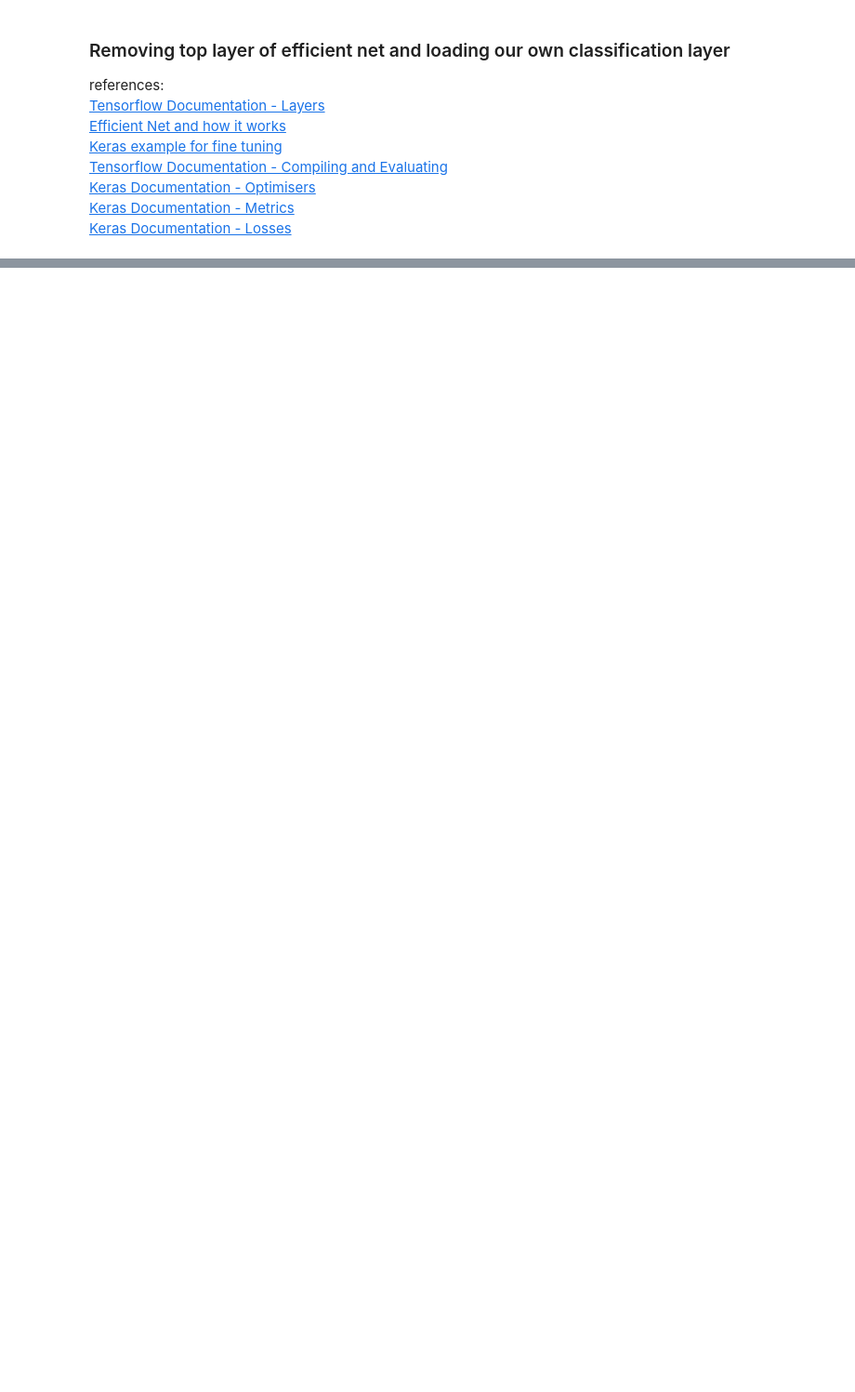
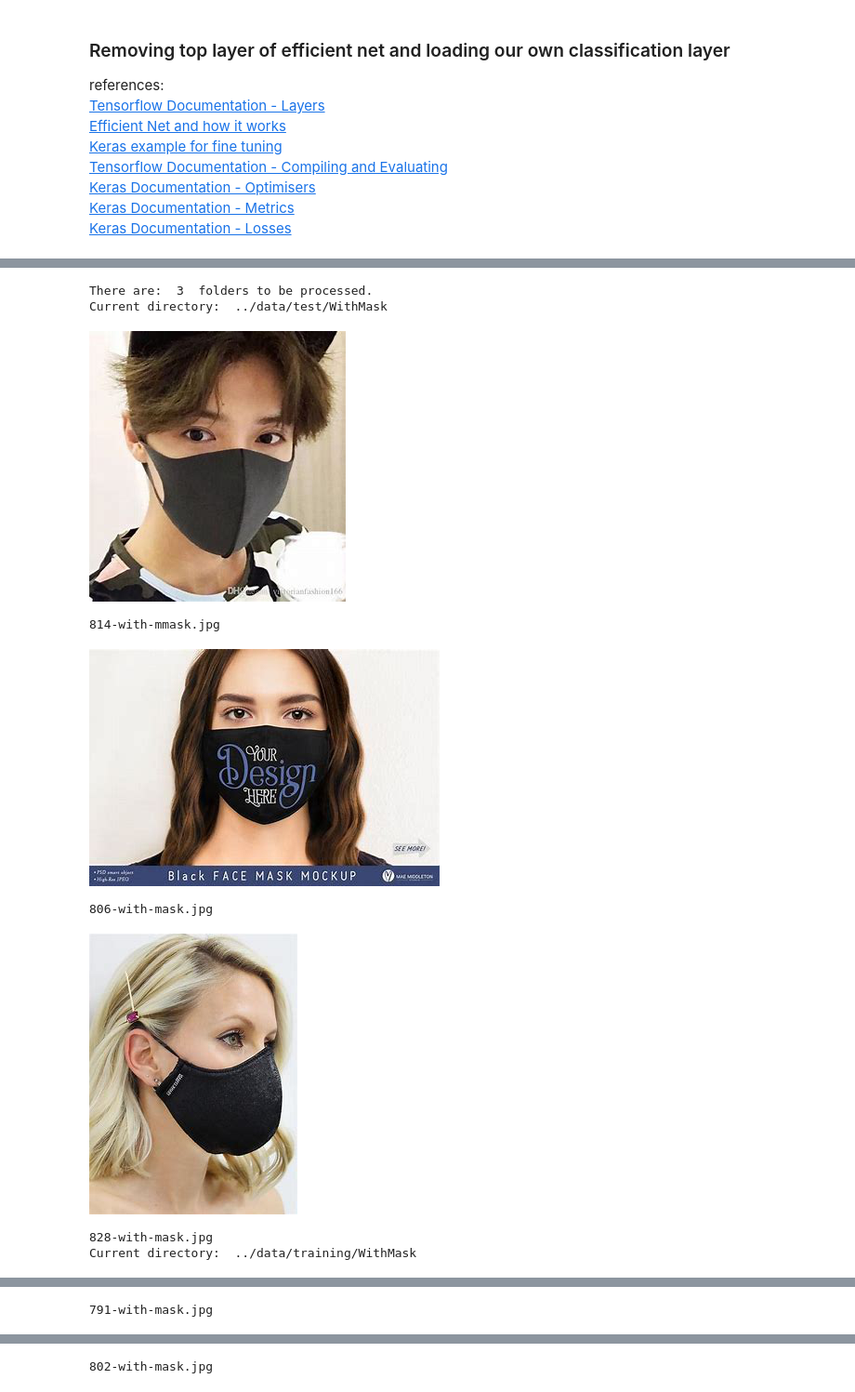
Before and after one commit to psychoatom/AI-0403-Team-3, a Jupyter notebook: notebook/test1.ipynb, the cells around one changed output, grey strips where cells are left out. Shown at 93% size. Cells and saved outputs as stored; diff of their text form; code cells hidden in the pictures; blank space fills up the shorter version.

Commit message:
created functions for image display and setup for model fitting

```diff
--- a/notebook/test1.ipynb
+++ b/notebook/test1.ipynb
@@ -89,13 +116,15 @@ _________________________________________________________________
 # %%
 # todo - image preprocessing function (to check)
 
-def make_tf_dataset(media_folder):
+def make_tf_dataset(all_files):
     type_names = []
     tf_img_array = []
 
-    for folder in os.listdir(media_folder):
-        for pic in os.listdir(os.path.join(media_folder, folder)):
-            image = os.path.join(media_folder, folder, pic)
+    dirlist = get_list(all_files, True, "*", 1)   # get unique directories
+
+    for folder in dirlist:
+        for pic in os.listdir(folder):
+            image = os.path.join(folder, pic)
             image = tf.io.read_file(image)
             image = tf.io.decode_image(image, channels = 3, expand_animations = False)
             image = tf.image.resize(image, (224, 224))
@@ -112,11 +170,45 @@ def make_tf_dataset(media_folder):
+# %%
+def show_sample(whole_list, sampling = 0):
+
+    # Code to display sample of the images
+    if sampling <=0:
+        return   # do nothing
+
+    dirlist = get_list(whole_list, True, "*", 1)   # get directories
+
+    foldersize = len(dirlist)
+    print("There are: ", foldersize, " folders to be processed.")
+
+    for directory in dirlist:
+        print("Current directory: ", directory, "\r")
+        filenames = get_list(whole_list, False, directory, 2)   # get all filenames
+
+        for i in range (0,sampling):
+            pil_im = Image.open(directory + "/" + filenames[i])
+            display(pil_im)
+            print(filenames[i])
+    return
 # %%
 # setting image folder
 
-media_folder = "../data/training"
+media_folder = "../data"
 
-# to-do: code the sample display of the original images
-# <some codes here....>
+all_files = get_deepest_folders(media_folder)
+
+# display sample images from all subdirectories
+show_sample(all_files, 3)
 
 # executing the create image function, returns two
 
-tf_img_array, tf_y = make_tf_dataset(media_folder)
+
+tf_img_array, tf_y = make_tf_dataset(all_files)
+# %% [output]
+There are:  3  folders to be processed.
+Current directory:  ../data/test/WithMask
+[figure, added]
+814-with-mmask.jpg
+[figure, added]
+806-with-mask.jpg
+[figure, added]
+828-with-mask.jpg
+Current directory:  ../data/training/WithMask
@@ -122,0 +216 @@ tf_img_array, tf_y = make_tf_dataset(media_folder)
+791-with-mask.jpg
@@ -122,0 +218 @@ tf_img_array, tf_y = make_tf_dataset(media_folder)
+802-with-mask.jpg
```
Also changed, not shown: parts of 9 cells of this notebook.
